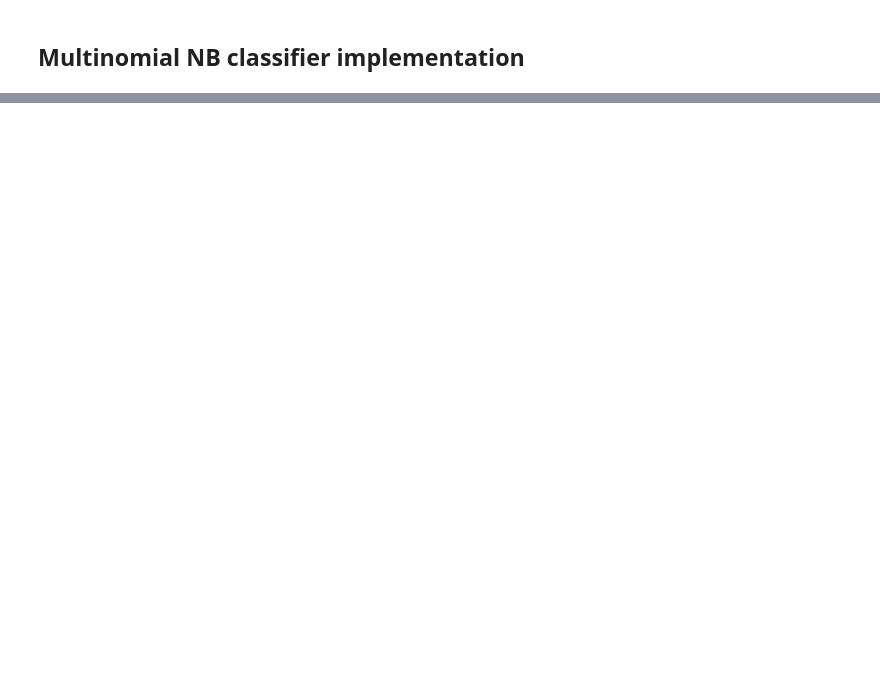
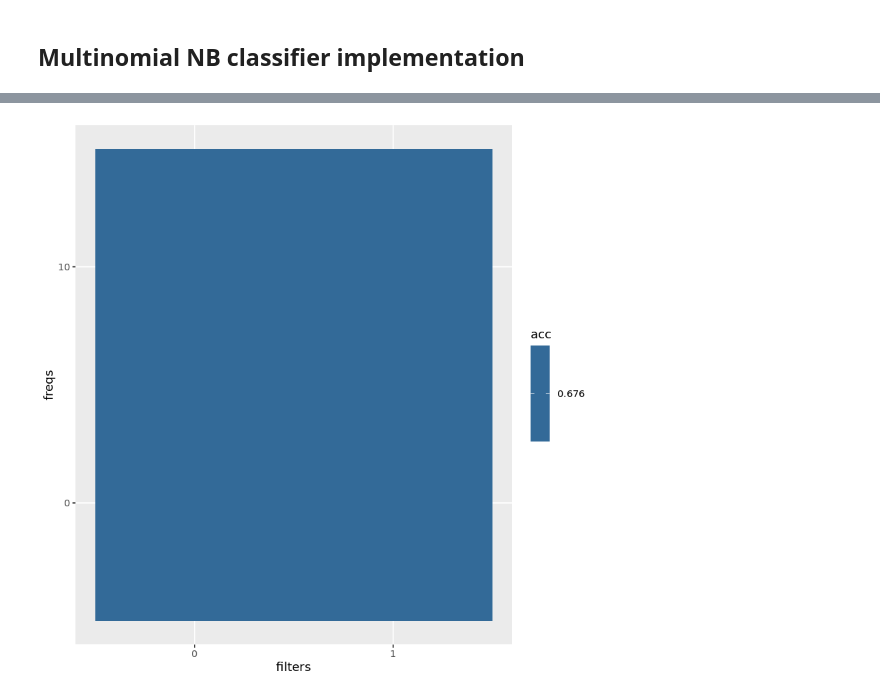
Before and after one commit to c0pp1/NaiveBayesMNC, a Jupyter notebook: project05.ipynb, the cells around one changed output, grey strips where cells are left out. Saved outputs shown, nothing was run; the diff lists cells and outputs as text; code cells hidden in the pictures; blank space fills up the shorter version.

```diff
--- a/project05.ipynb
+++ b/project05.ipynb
@@ -241,0 +312,6 @@ Warning message in stri_split_regex(string, pattern, n = n, simplify = simplify,
+# %%
+nDoc <- dim(df)[1]
+results_test <- multinomNBC.fit(df[1:(nDoc-500), 2], df[1:(nDoc-500), 1], filter_n = 5)
+
+pred_test <- Vectorize(multinomNBC.predict, vectorize.args='doc', USE.NAMES=FALSE)(df[(nDoc+1-500):nDoc, 2][[1]], results_test$log.prior, results_test$log.likelihood, results_test$vocabulary)
+accuracy(pred_test, df[(nDoc+1-500):nDoc, 1][[1]])
@@ -241,0 +335,7 @@ Warning message in stri_split_regex(string, pattern, n = n, simplify = simplify,
+# %%
+test <- 1000
+
+results_freq <- multinomNBC.fit(df[1:(nDoc-test), 2], df[1:(nDoc-test), 1], filter_n = 2, freq_n = 60)
+
+pred_freq <- multinomNBC.predict(df[(nDoc-test+1):nDoc, 2][[1]], results_freq$log.prior, results_freq$log.likelihood, results_freq$vocabulary)
+accuracy(pred_freq, df[(nDoc-test+1):nDoc, 1][[1]])
@@ -241,0 +346,17 @@ Warning message in stri_split_regex(string, pattern, n = n, simplify = simplify,
+# %%
+freqs <- c(0, 10, 20, 30)#, 40, 50, 60, 70, 80, 90)
+filters <- c(0, 1, 2, 3)#, 4, 5, 6, 7, 8, 9)
+nDoc=dim(df)[1]
+data <- matrix(ncol=length(freqs), nrow=length(filters))
+rownames(data) <- filters
+colnames(data) <- freqs
+for(freq_n in freqs) {
+    for(filter_n in filters) {
+        results   <- multinomNBC.fit(df[1:nDoc, 2], df[1:nDoc, 1], filter_n = filter_n, freq_n = freq_n)
+        pred <- multinomNBC.predict(df[1:nDoc, 2][[1]], results$log.prior, results$log.likelihood, results$vocabulary)
+        data[as.character(filter_n), as.character(freq_n)] <- accuracy(pred, df[1:nDoc, 1][[1]])
+    }
+}
+# %%
+df_plt <- as.data.frame(data) %>% mutate(., filters=rownames(.)) %>% pivot_longer(., cols=colnames(.)[colnames(.)!='filters'], names_to='freqs', values_to='acc')
+df_plt
@@ -242,3 +383,8 @@ Warning message in stri_split_regex(string, pattern, n = n, simplify = simplify,
+# %%
+ggplot(df_plt, aes(x=filters, y=freqs)) +
+geom_raster(aes(fill=acc))
+# %% [output]
+[figure, added]
 # %% [markdown]
 <a style='text-decoration:none;line-height:16px;display:flex;color:#5B5B62;padding:10px;justify-content:end;' href='https://deepnote.com?utm_source=created-in-deepnote-cell&projectId=811d2f44-4ec2-4c23-800a-72ed1acf812e' target="_blank">
 <img alt='Created in deepnote.com' style='display:inline;max-height:16px;margin:0px;margin-right:7.5px;' src='embedded-picture-1' > </img>
```
Also changed, not shown: parts of 39 cells of this notebook.
